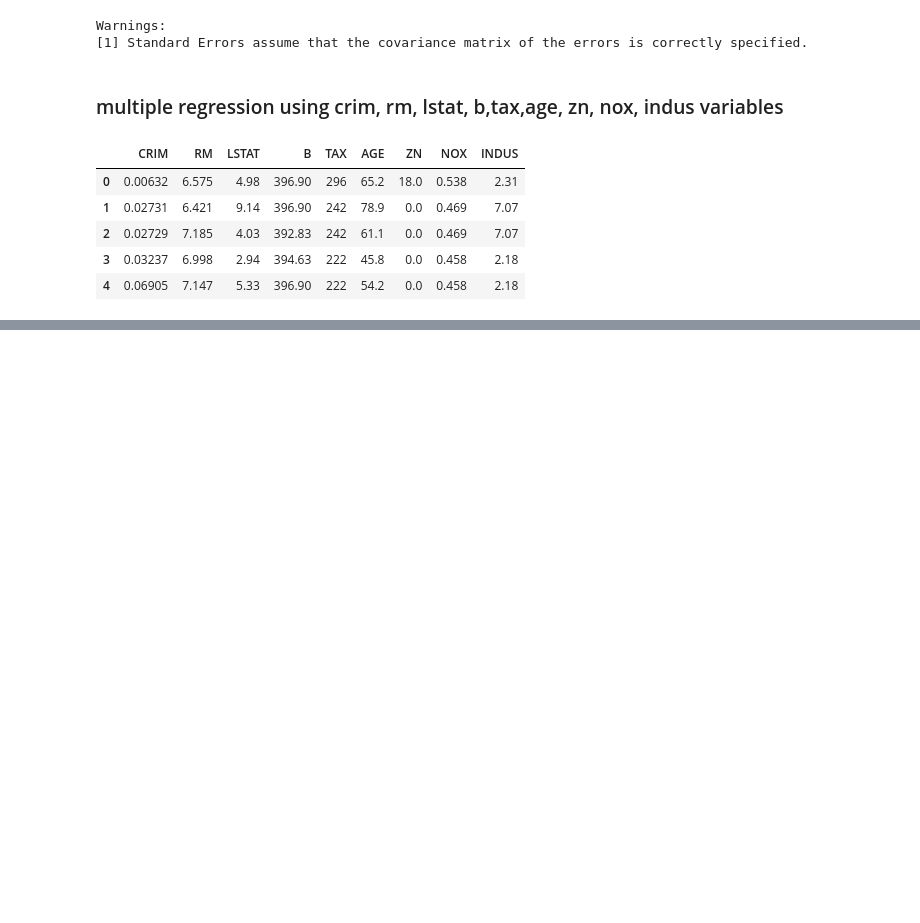
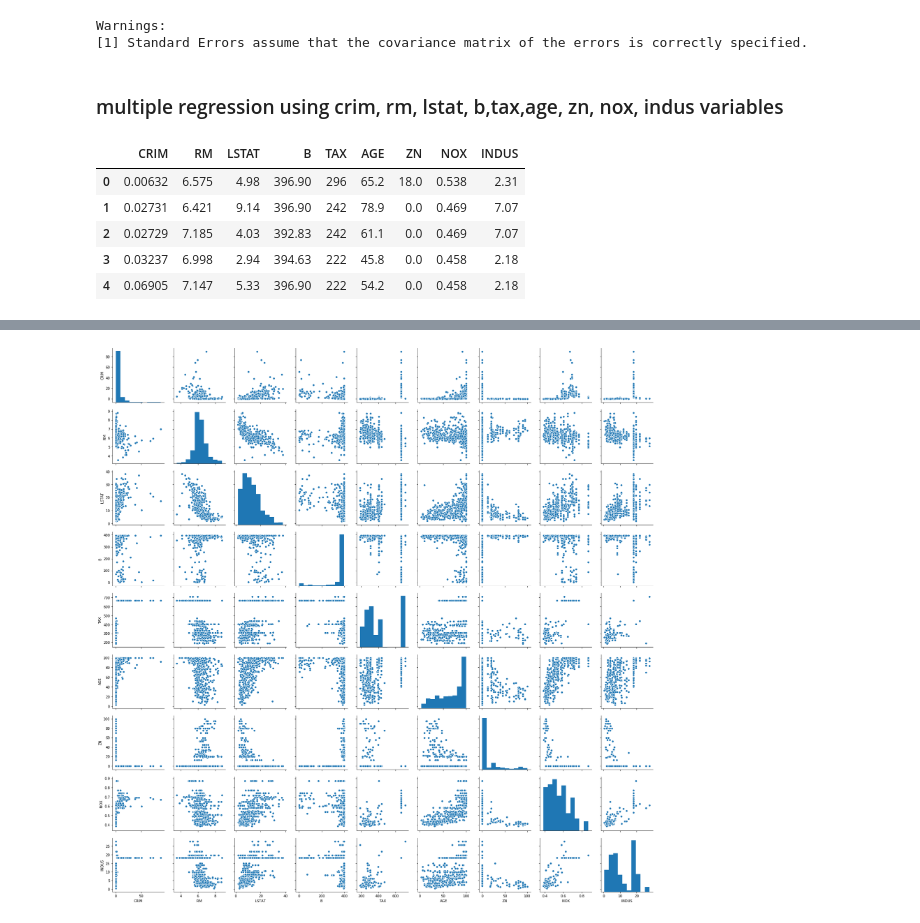
Before and after one commit to YoungJae-Hur/Data-science, a Jupyter notebook: ml-algorithms/2. multiple regression model part.2.ipynb, the cells around one changed output, grey strips where cells are left out. Drawn from its saved outputs; the diff is of its cells as text; code cells hidden in the pictures; blank space fills up the shorter version.

```diff
--- a/ml-algorithms/2. multiple regression model part.2.ipynb
+++ b/ml-algorithms/2. multiple regression model part.2.ipynb
@@ -101,0 +198,6 @@ x_data2.head()
+# %%
+# visualization scatter plot for each variables
+sns.pairplot(x_data2)
+plt.show()
+# %% [output]
+[figure, added]
```
Also changed, not shown: parts of 17 cells of this notebook.
